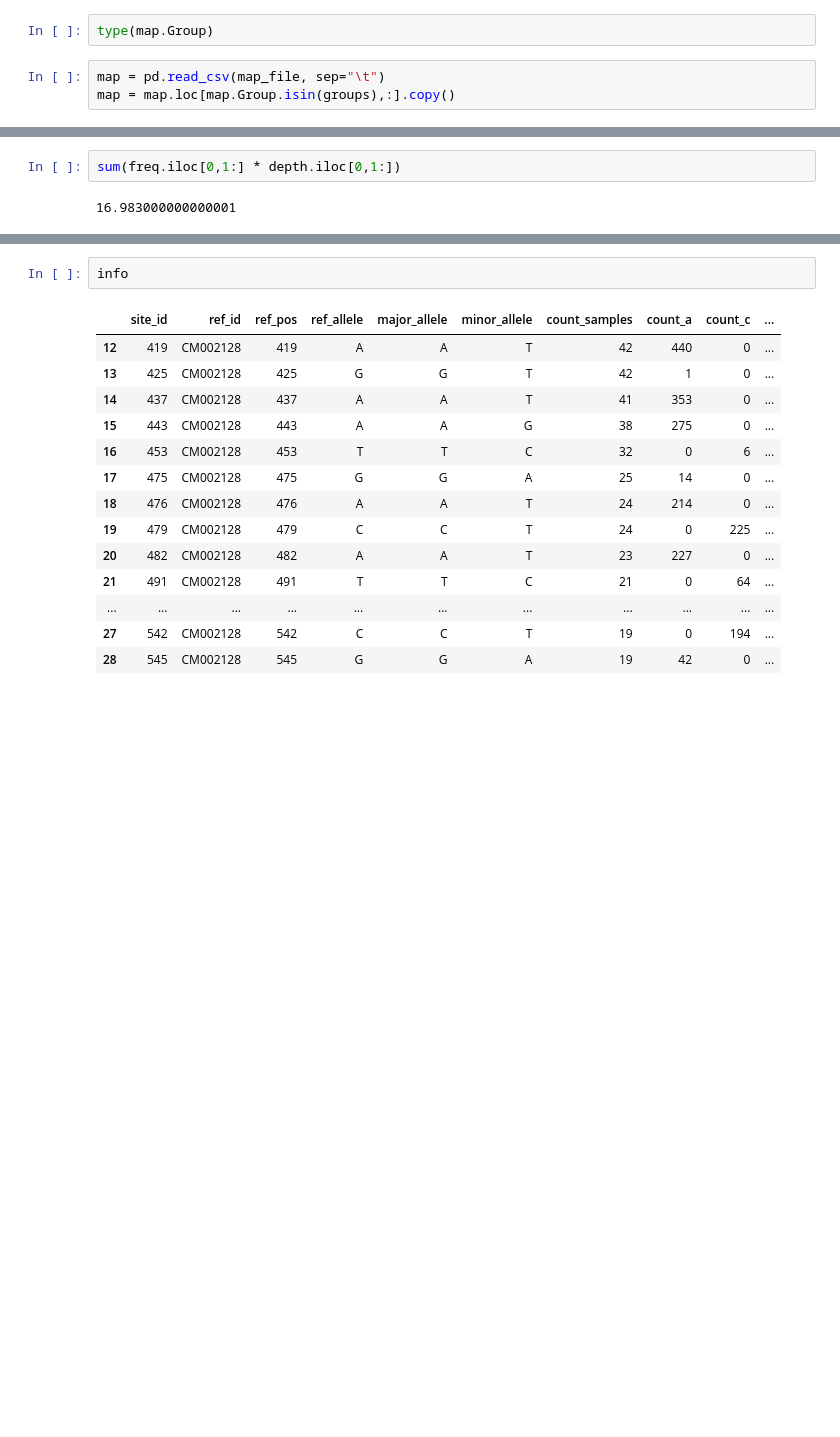
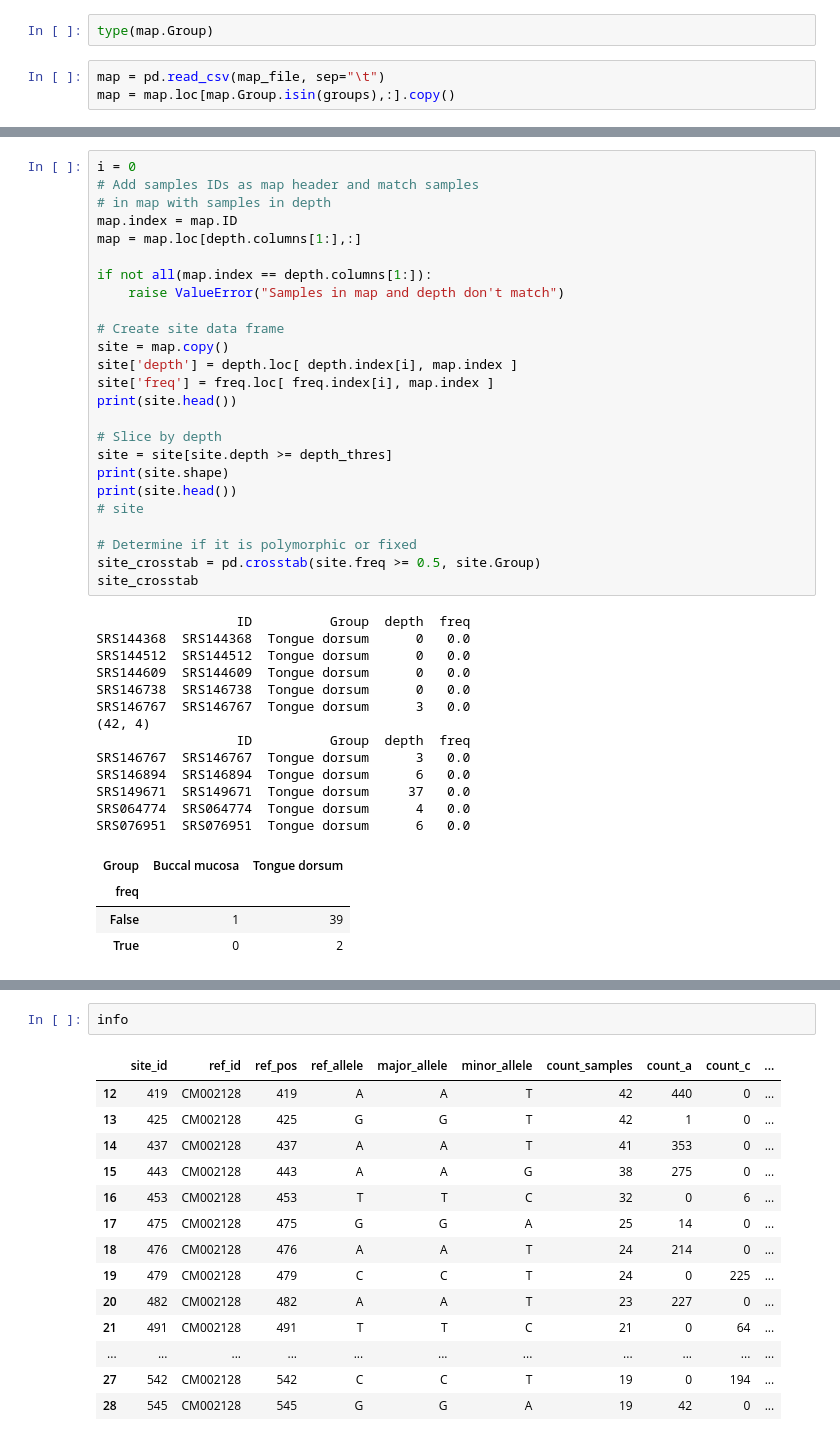
Before and after one commit to surh/micropopgen, a Jupyter notebook: midas/analyze_midas_snps/permutation_mktest.ipynb, the cells around one changed output, grey strips where cells are left out. Saved outputs shown, nothing was run; the diff lists cells and outputs as text; blank space fills up the shorter version.

Commit message:
Determine if site is fixed or polymorphic

```diff
--- a/midas/analyze_midas_snps/permutation_mktest.ipynb
+++ b/midas/analyze_midas_snps/permutation_mktest.ipynb
@@ -76,4 +73,43 @@ freq = freq.head(20)
-# %%
-sum(freq.iloc[0,1:] * depth.iloc[0,1:])
-# %% [output]
-16.983000000000001
+# %%
+i = 0
+# Add samples IDs as map header and match samples
+# in map with samples in depth
+map.index = map.ID
+map = map.loc[depth.columns[1:],:]
+
+if not all(map.index == depth.columns[1:]):
+    raise ValueError("Samples in map and depth don't match")
+
+# Create site data frame
+site = map.copy()
+site['depth'] = depth.loc[ depth.index[i], map.index ]
+site['freq'] = freq.loc[ freq.index[i], map.index ]
+print(site.head())
+
+# Slice by depth
+site = site[site.depth >= depth_thres]
+print(site.shape)
+print(site.head())
+# site
+
+# Determine if it is polymorphic or fixed
+site_crosstab = pd.crosstab(site.freq >= 0.5, site.Group)
+site_crosstab
+# %% [output]
+                  ID          Group  depth  freq
+SRS144368  SRS144368  Tongue dorsum      0   0.0
+SRS144512  SRS144512  Tongue dorsum      0   0.0
+SRS144609  SRS144609  Tongue dorsum      0   0.0
+SRS146738  SRS146738  Tongue dorsum      0   0.0
+SRS146767  SRS146767  Tongue dorsum      3   0.0
+(42, 4)
+                  ID          Group  depth  freq
+SRS146767  SRS146767  Tongue dorsum      3   0.0
+SRS146894  SRS146894  Tongue dorsum      6   0.0
+SRS149671  SRS149671  Tongue dorsum     37   0.0
+SRS064774  SRS064774  Tongue dorsum      4   0.0
+SRS076951  SRS076951  Tongue dorsum      6   0.0
+| Group | Buccal mucosa | Tongue dorsum |
+| freq |  |  |
+| False | 1 | 39 |
+| True | 0 | 2 |
```
Also changed, not shown: parts of 13 cells of this notebook.
